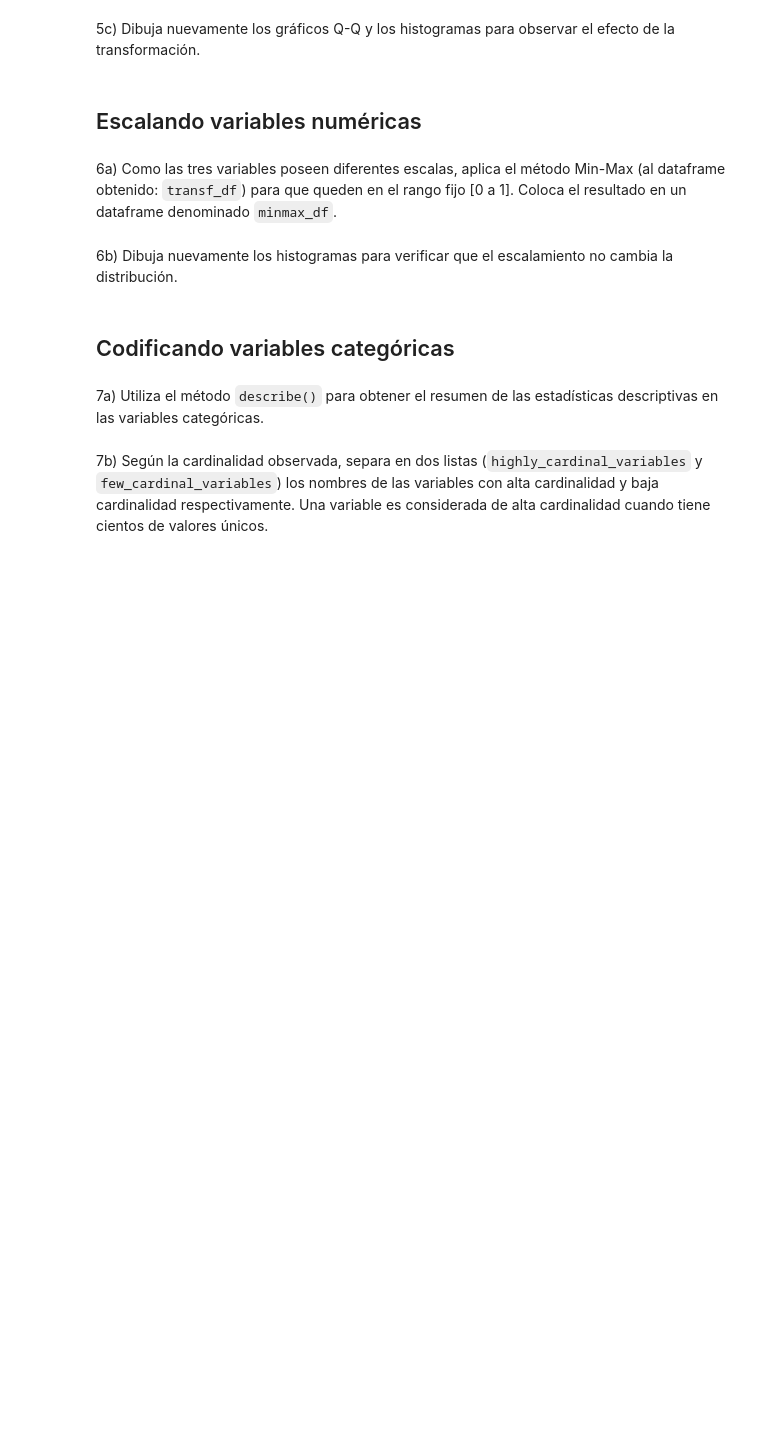
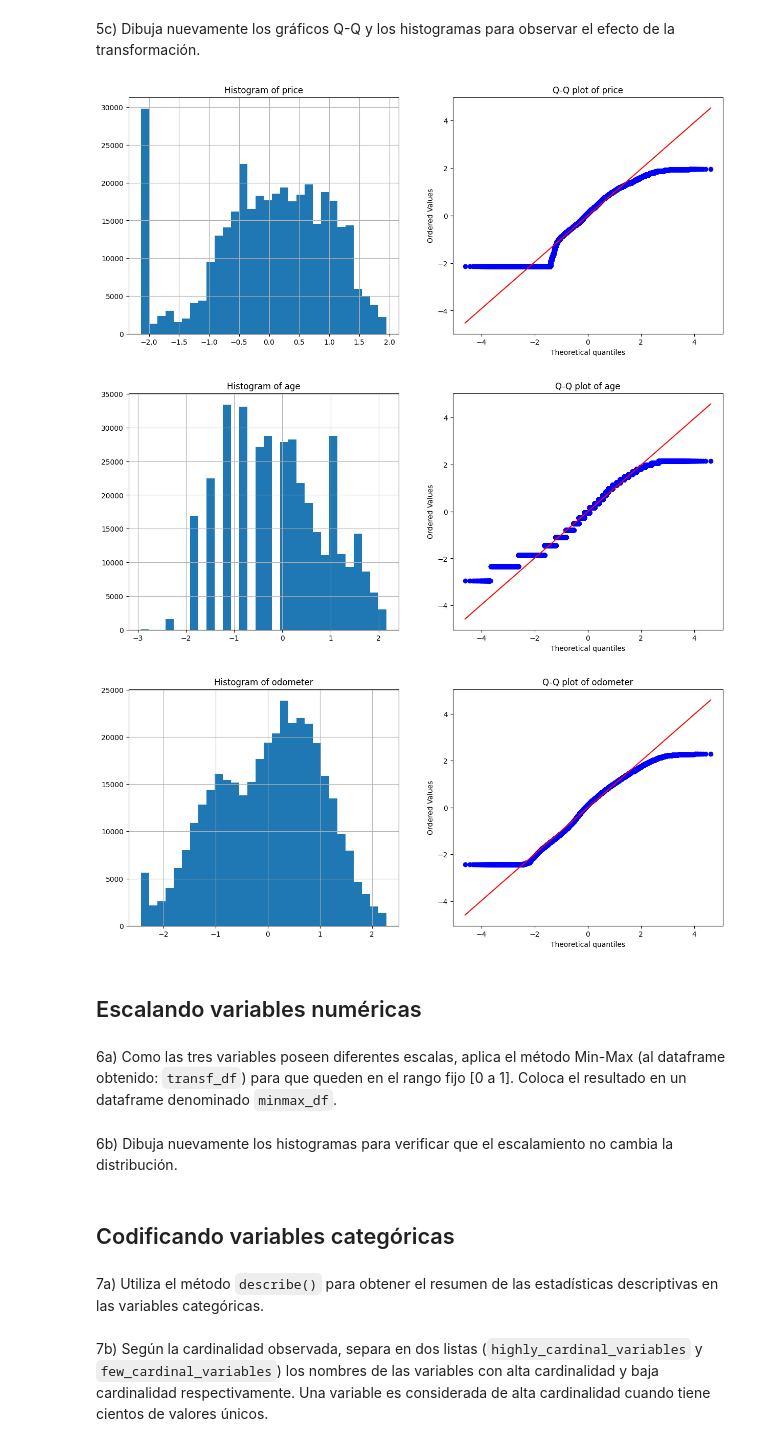
Before and after one commit to AngelBriFi/Tareas_Equipo_02, a Jupyter notebook: Actividad6FE.ipynb, the cells around one changed output. Drawn from its saved outputs; the diff is of its cells as text; code cells hidden in the pictures; blank space fills up the shorter version.

```diff
--- a/Actividad6FE.ipynb
+++ b/Actividad6FE.ipynb
@@ -282,3 +322,13 @@ En este caso, como las variables `price` y `odometer` tienen valores de 0, utili
 Recuerda que en `PowerTransformer()` el parámetro `standardize` por defecto es `True`. Con esto, después de hacer la transformación, el resultado se escala con *Z-score*, haciendo que la media sea 0 y la desviación estándar 1. Como en el ejercicio 6 ocuparás Min-Max para escalar, haz `standardize=False` para omitir el escalamiento en esta fase.
 # %% [markdown]
 5b) Aplica la transformación Yeo-Johnson para reducir el sesgo en estas variables. Coloca el resultado en un dataframe denominado `transf_df` que contenga sólo las variables transformadas.
+# %%
+from sklearn.preprocessing import PowerTransformer
+
+transformer = PowerTransformer(method="yeo-johnson")
+# %%
+dTransformed = transformer.fit(cars_df[['price', 'age', 'odometer']].values)
+# %%
+transf_df = transformer.transform(cars_df[['price', 'age', 'odometer']].values)
+# %%
+transf_df = pd.DataFrame(transf_df, columns=['price', 'age', 'odometer'])
@@ -285,5 +351,13 @@ Recuerda que en `PowerTransformer()` el parámetro `standardize` por defecto es
 # %% [markdown]
 5c) Dibuja nuevamente los gráficos Q-Q y los histogramas para observar el efecto de la transformación.
+# %%
+diagnostic_plots(transf_df,'price')
+diagnostic_plots(transf_df,'age')
+diagnostic_plots(transf_df,'odometer')
+# %% [output]
+[figure, added]
+[figure, added]
+[figure, added]
 # %% [markdown]
 ## Escalando variables numéricas
 # %% [markdown]
```
Also changed, not shown: parts of 5 cells of this notebook.
